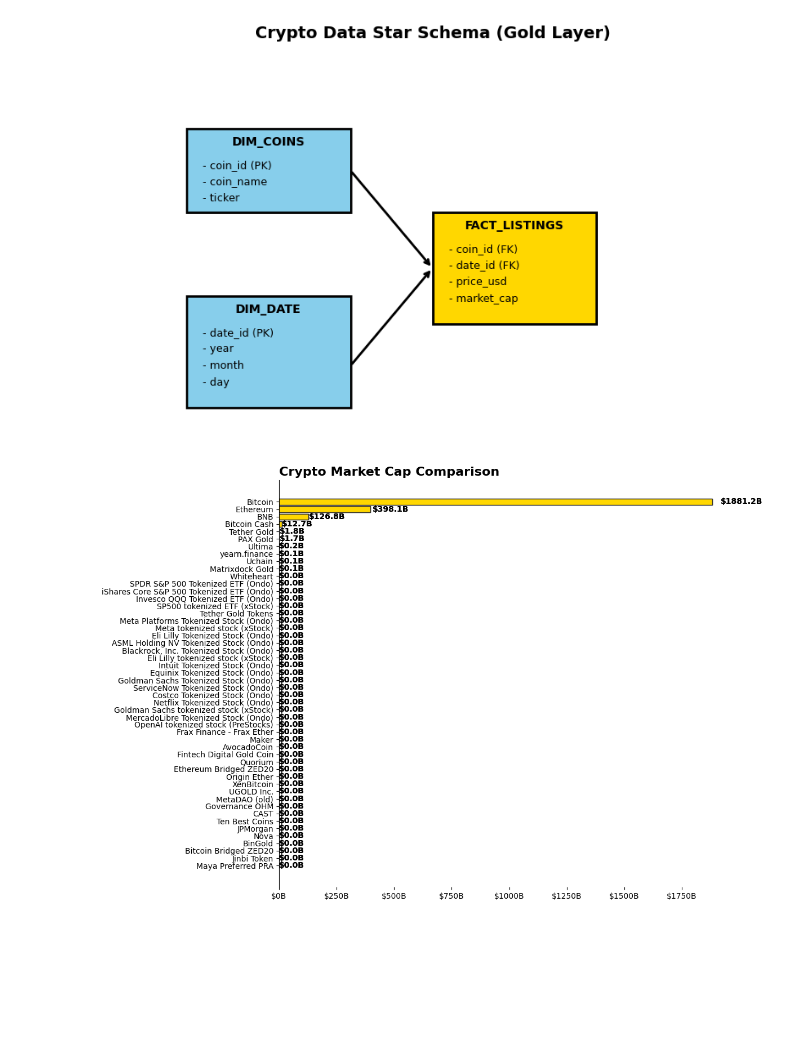
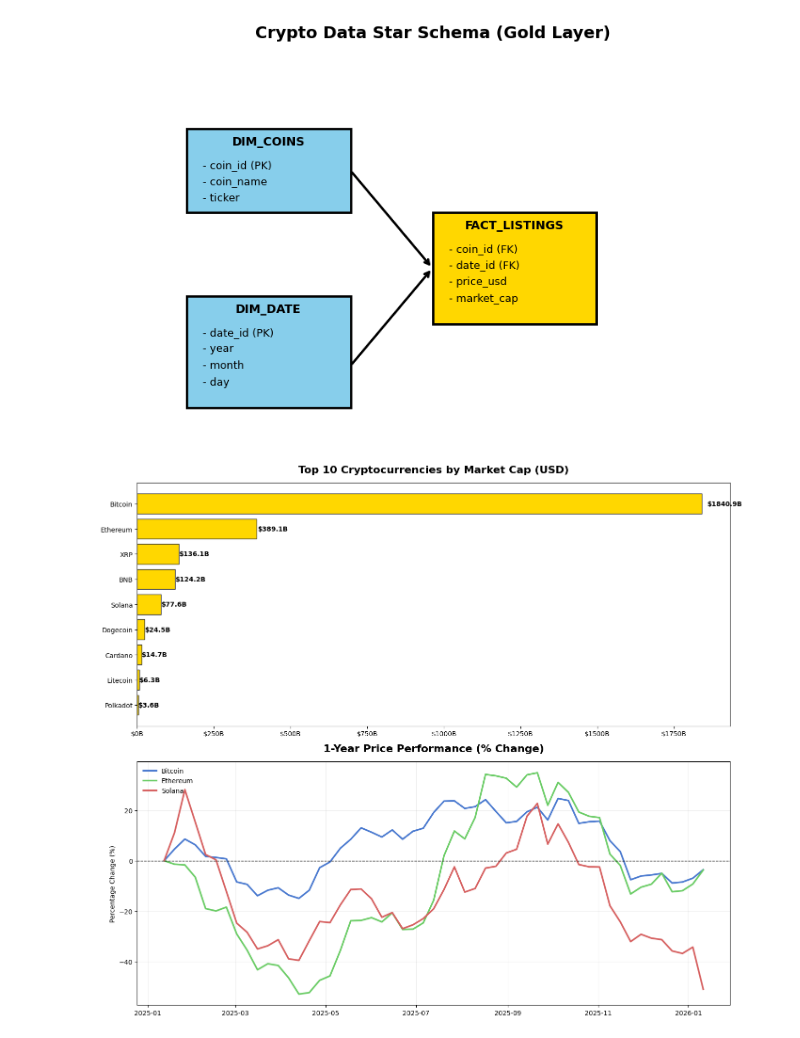
Before and after one commit to harrold-mussa/marketcap-crypto-analysis, a Jupyter notebook: src/analysis_layer/exploration.ipynb, the cells around one changed output. Cells and saved outputs as stored; diff of their text form; code cells hidden in the pictures; blank space fills up the shorter version.

```diff
--- a/src/analysis_layer/exploration.ipynb
+++ b/src/analysis_layer/exploration.ipynb
@@ -101,33 +104,53 @@ def star_schema_design():
 star_schema_design()
 # %% [output]
 [figure]
-# %%
-import matplotlib.pyplot as plt
-import matplotlib.ticker as ticker
-
-%matplotlib inline
-
-def plot_top_coins(df):
-    plt.style.use('seaborn-v0_8-muted')
-    fig, ax = plt.subplots(figsize=(12, 8))
-    df = df.sort_values('market_cap', ascending=True)
-
-    bars = ax.barh(df['coin_name'], df['market_cap'], color='#FFD700', edgecolor='#333333')
-    ax.xaxis.set_major_formatter(ticker.FuncFormatter(lambda x, pos: f'${x*1e-9:.0f}B'))
-
-    for bar in bars:
-        width = bar.get_width()
-        ax.text(width + (width*0.02), bar.get_y() + bar.get_height()/2,
-                f'${width*1e-9:.1f}B', va='center', fontweight='bold')
-
-    ax.set_title('Crypto Market Cap Comparison', fontsize=16, fontweight='bold', loc='left')
-    ax.spines['top'].set_visible(False)
-    ax.spines['right'].set_visible(False)
-    ax.spines['bottom'].set_visible(False)
-
-    plt.tight_layout()
-    plt.show()
-
-plot_top_coins(df_results)
-# %% [output]
-[figure, removed]
+# %%
+import pandas as pd
+import matplotlib.pyplot as plt
+import matplotlib.ticker as ticker
+
+%matplotlib inline
+
+def plot_crypto_dashboard(df):
+    df.columns = df.columns.str.lower().str.strip()
+    df['full_timestamp'] = pd.to_datetime(df['full_timestamp'])
+
+    df_latest = df.sort_values('full_timestamp', ascending=False).drop_duplicates('coin_name')
+    top_10_cap = df_latest.sort_values('market_cap', ascending=True).tail(10)
+    df_trend = df.sort_values('full_timestamp').set_index('full_timestamp')
+
+    plt.style.use('seaborn-v0_8-muted')
+    fig, (ax1, ax2) = plt.subplots(2, 1, figsize=(14, 12))
+
+    # Top 10 Market Cap Chart
+    bars = ax1.barh(top_10_cap['coin_name'], top_10_cap['market_cap'], color='#FFD700', edgecolor='#333333')
+    ax1.xaxis.set_major_formatter(ticker.FuncFormatter(lambda x, pos: f'${x*1e-9:.0f}B'))
+    ax1.set_title('Top 10 Cryptocurrencies by Market Cap (USD)', fontsize=16, fontweight='bold', pad=15)
+
+    for bar in bars:
+        width = bar.get_width()
+        ax1.text(width + (width*0.01), bar.get_y() + bar.get_height()/2,
+                f'${width*1e-9:.1f}B', va='center', fontweight='bold')
+
+    # Weekly Trend Chart
+    for coin in ['Bitcoin', 'Ethereum', 'Solana']:
+        coin_df = df_trend[df_trend['coin_name'] == coin]
+        weekly_df = coin_df['price_usd'].resample('W').mean().dropna()
+
+        if len(weekly_df) > 1:
+            base_price = weekly_df.iloc[0]
+            pct_change = ((weekly_df - base_price) / base_price) * 100
+            ax2.plot(weekly_df.index, pct_change, label=f"{coin}", linewidth=2.5)
+
+    ax2.set_title('1-Year Price Performance (% Change)', fontsize=16, fontweight='bold', pad=15)
+    ax2.set_ylabel('Percentage Change (%)')
+    ax2.axhline(0, color='black', lw=1, ls='--')
+    ax2.legend(loc='upper left', frameon=False)
+    ax2.grid(True, alpha=0.2)
+
+    plt.tight_layout()
+    plt.show()
+
+plot_crypto_dashboard(df_results)
+# %% [output]
+[figure, added]
```
Also changed, not shown: parts of 1 cell of this notebook, 2 other files.
